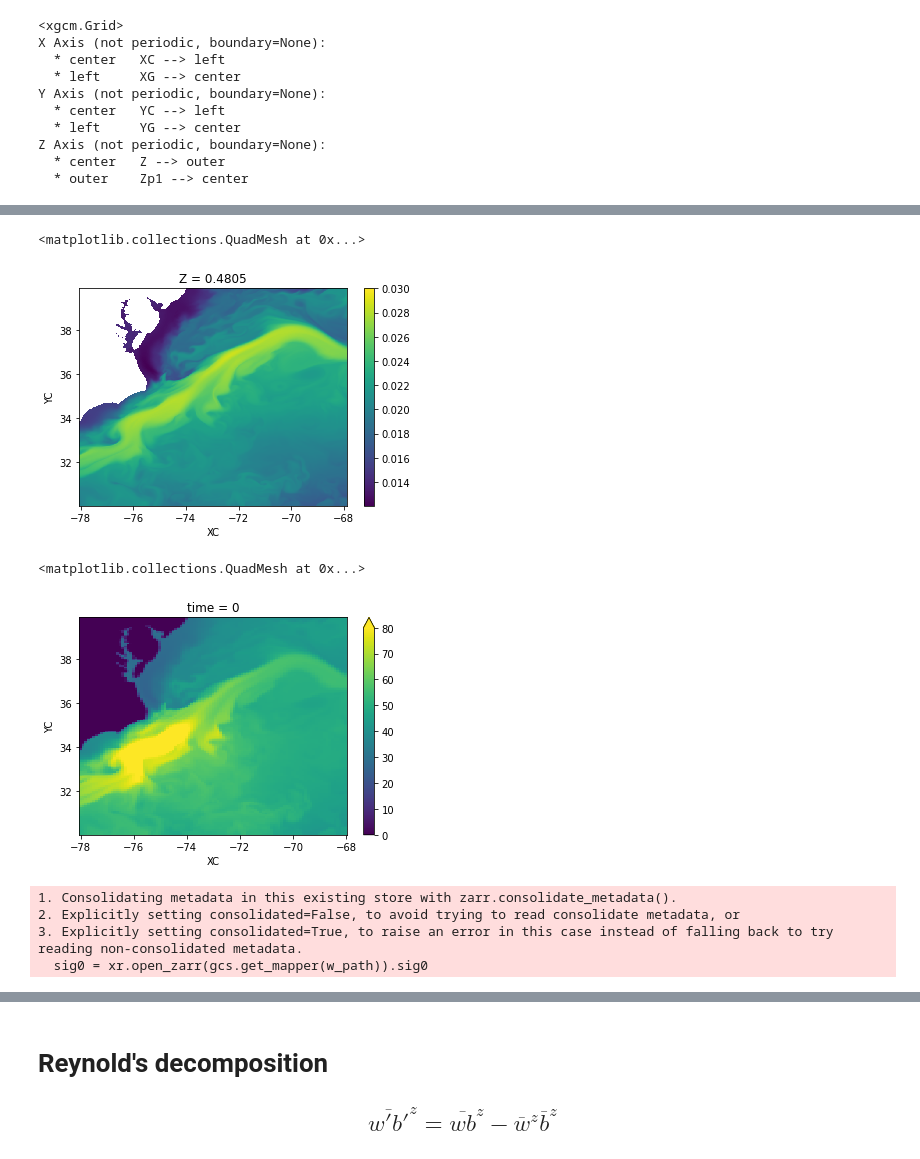
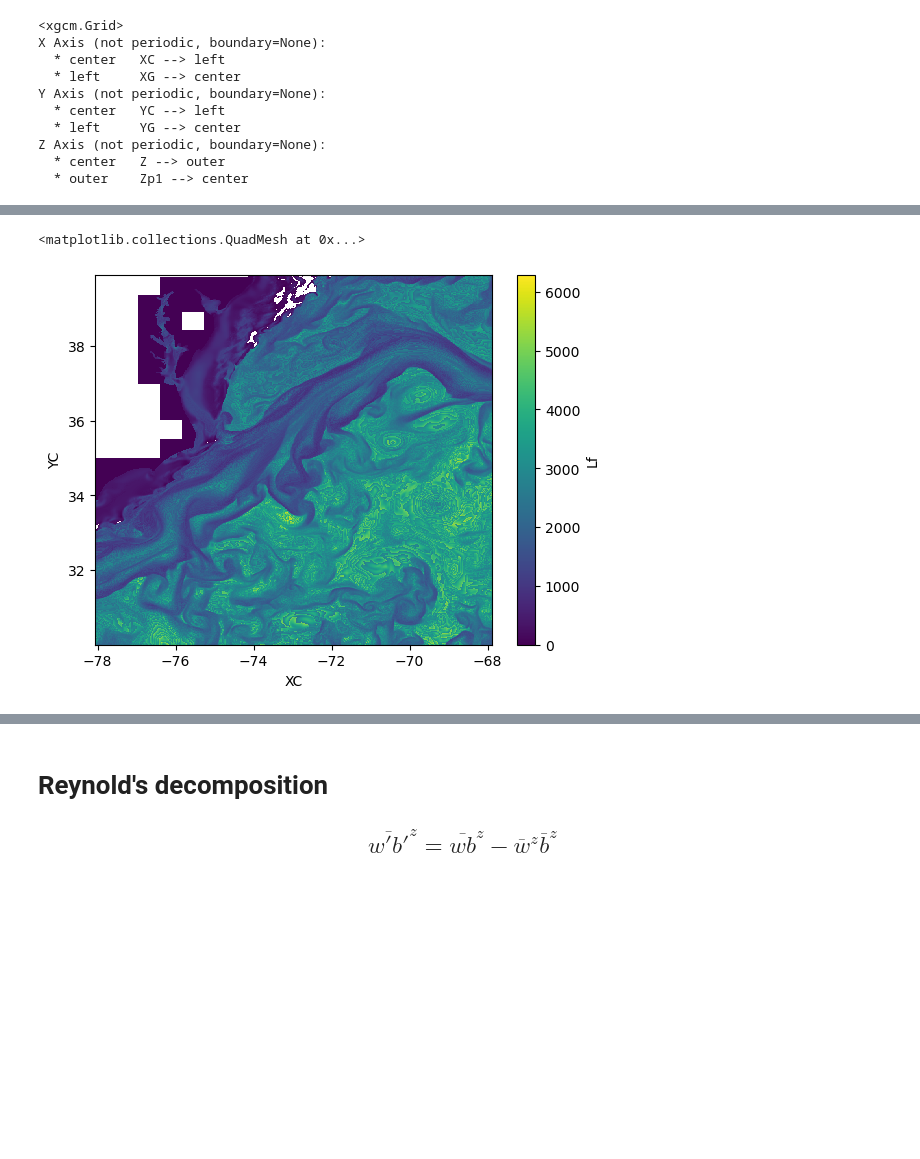
Before and after one commit to roxyboy/MLI_Lf, a Jupyter notebook: eNATL60/wb.ipynb, the cells around one changed output, grey strips where cells are left out. Cells and saved outputs as stored; diff of their text form; code cells hidden in the pictures; blank space fills up the shorter version.

```diff
--- a/eNATL60/wb.ipynb
+++ b/eNATL60/wb.ipynb
@@ -261,22 +222,0 @@ hE.isel(time=0).plot()
-# %%
-wstar = (-B0/hE)**(1/3)
-wstar.isel(time=0).plot(vmax=.03)
-# %% [output]
-<matplotlib.collections.QuadMesh at 0x...>
-[figure, removed]
-# %%
-Cl = .25
-mstar = .5
-nstar = .066
-
-Lf = Cl*(mstar*ustar**3 + nstar*wstar**3)**(2/3) / f**2 / hE
-
-Lfb = xr.DataArray((Lf*area).coarsen({'YC':nC,'XC':nC},boundary='trim').sum(skipna=True)
-      / area.coarsen({'YC':nC,'XC':nC},boundary='trim').sum(skipna=True),
-                  dims=['time','YC','XC'],
-                  coords={'time':ds.time,'YC':yC,'XC':xC}
-     )
-(Lfb).isel(time=0).plot(vmax=80)
-# %% [output]
-<matplotlib.collections.QuadMesh at 0x...>
-[figure, old version]
@@ -283,16 +253,28 @@ Lfb = xr.DataArray((Lf*area).coarsen({'YC':nC,'XC':nC},boundary='trim').sum(skip
+# %%
+Cl = .25
+mstar = .5
+nstar = .066
+
+# Lf_old = np.sqrt(N2) * H / f
+# Lf_old.chunk({'time':1,'YC':100,'XC':100}
+#             ).to_dataset(name='Lf').to_zarr(op.join(sdir,
+#                                                 'eNATL60/region%02d/MLradii_fma.zarr'
+#                           % reg), mode='w')
+Lf_old = xr.open_zarr(op.join(sdir,'eNATL60/region%02d/MLradii_fma.zarr'
+                              % reg)).Lf
+Lf_new = (mstar*ustar**3 + nstar*wstar**3)**(2/3) / f**2 / hE
+Lf_old.isel(time=0).plot()
+# %% [output]
+<matplotlib.collections.QuadMesh at 0x...>
+[figure, added]
 # %%
-w_path = f'{SCRATCH}/region01/eNATL60/'+f'sigma0_fma.zarr'
-sig0 = xr.open_zarr(gcs.get_mapper(w_path)).sig0
-
+sig0 = xr.apply_ufunc(gsw.sigma0, ds.SA, ds.CT,
+                      dask='parallelized', output_dtypes=[float,]
+                     )
 rho0 = 1e3
-b = -xr.DataArray(sig0.isel(deptht=slice(None,-1)).data,
-                  dims=['time','Z','YC','XC'],
-                  coords={'Z':dsi.deptht.data,
-                          'YC':YC.data,
-                          'XC':XC.data}
-                 ).chunk({'Z':5}).where(ds.maskC!=0.) * grav / rho0
+b = -(sig0.where(ds.maskC!=0.).chunk({'time':1,'Z':3,
+                                      'YC':100,'XC':100})
+      * grav / rho0
+     )
+b.to_dataset(name='BUOY').to_zarr(op.join(sdir,'eNATL60/region%02d/Buoy_fma.zarr'
+                                          % reg))
-# %% [output]
-1. Consolidating metadata in this existing store with zarr.consolidate_metadata().
-2. Explicitly setting consolidated=False, to avoid trying to read consolidate metadata, or
-3. Explicitly setting consolidated=True, to raise an error in this case instead of falling back to try reading non-consolidated metadata.
-  sig0 = xr.open_zarr(gcs.get_mapper(w_path)).sig0
```
Also changed, not shown: parts of 56 cells of this notebook.
